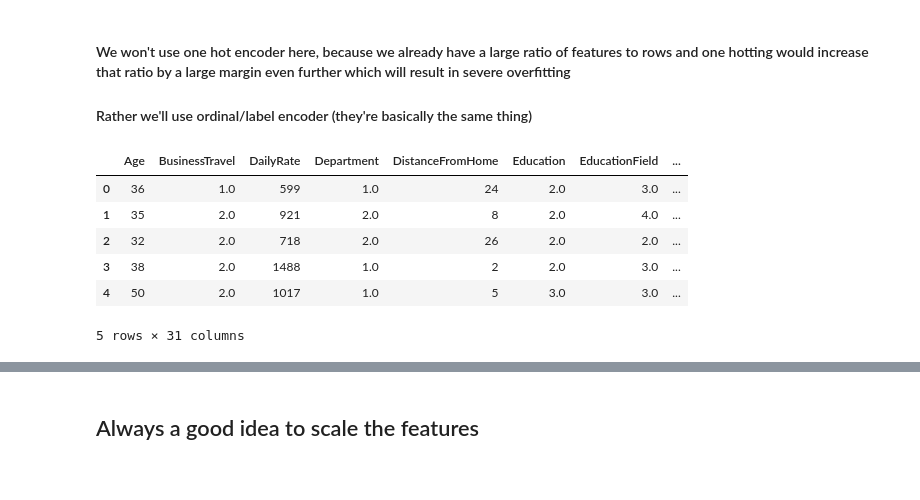
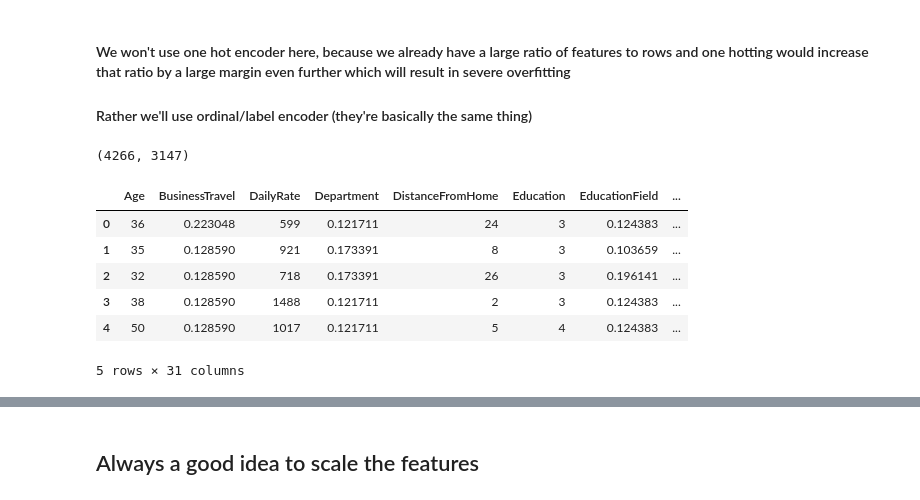
Before and after one commit to KhawajaAbaid/kaggle-playground, a Jupyter notebook: ps03e03-tuning-trees.ipynb, the cells around one changed output, grey strips where cells are left out. Drawn from its saved outputs; the diff is of its cells as text; code cells hidden in the pictures.

```diff
--- a/ps03e03-tuning-trees.ipynb
+++ b/ps03e03-tuning-trees.ipynb
@@ -192,18 +198,7 @@ df.drop(columns=feats_to_drop, inplace=True)
 # %% [markdown]
 #### We won't use one hot encoder here, because we already have a large ratio of features to rows and one hotting would increase that ratio by a large margin even further which will result in severe overfitting
 #### Rather we'll use ordinal/label encoder (they're basically the same thing)
-# %%
-ord_enc = OrdinalEncoder()
-
-ord_enc.fit(df[cat_features])
-
-df[cat_features] = ord_enc.transform(df[cat_features])
-df.head()
-# %% [output]
-|  | Age | BusinessTravel | DailyRate | Department | DistanceFromHome | Education | EducationField | ... |
-| 0 | 36 | 1.0 | 599 | 1.0 | 24 | 2.0 | 3.0 | ... |
-| 1 | 35 | 2.0 | 921 | 2.0 | 8 | 2.0 | 4.0 | ... |
-| 2 | 32 | 2.0 | 718 | 2.0 | 26 | 2.0 | 2.0 | ... |
-| 3 | 38 | 2.0 | 1488 | 1.0 | 2 | 2.0 | 3.0 | ... |
-| 4 | 50 | 2.0 | 1017 | 1.0 | 5 | 3.0 | 3.0 | ... |
-5 rows × 31 columns
+# %%
+len(df), len(y)
+# %% [output]
+(4266, 3147)
@@ -209,0 +209,19 @@ df.head()
+# %%
+target_enc = TargetEncoder()
+loo_enc = LeaveOneOutEncoder(sigma=0.05)
+woe_enc = WOEEncoder(sigma=0.05)
+
+target_enc.fit(X_train[cat_features], y)
+
+X_train[cat_features] = target_enc.transform(X_train[cat_features], y)
+X_test[cat_features] = target_enc.transform(X_test[cat_features])
+
+X_train.head()
+# %% [output]
+|  | Age | BusinessTravel | DailyRate | Department | DistanceFromHome | Education | EducationField | ... |
+| 0 | 36 | 0.223048 | 599 | 0.121711 | 24 | 3 | 0.124383 | ... |
+| 1 | 35 | 0.128590 | 921 | 0.173391 | 8 | 3 | 0.103659 | ... |
+| 2 | 32 | 0.128590 | 718 | 0.173391 | 26 | 3 | 0.196141 | ... |
+| 3 | 38 | 0.128590 | 1488 | 0.121711 | 2 | 3 | 0.124383 | ... |
+| 4 | 50 | 0.128590 | 1017 | 0.121711 | 5 | 4 | 0.124383 | ... |
+5 rows × 31 columns
```
Also changed, not shown: parts of 24 cells of this notebook.
